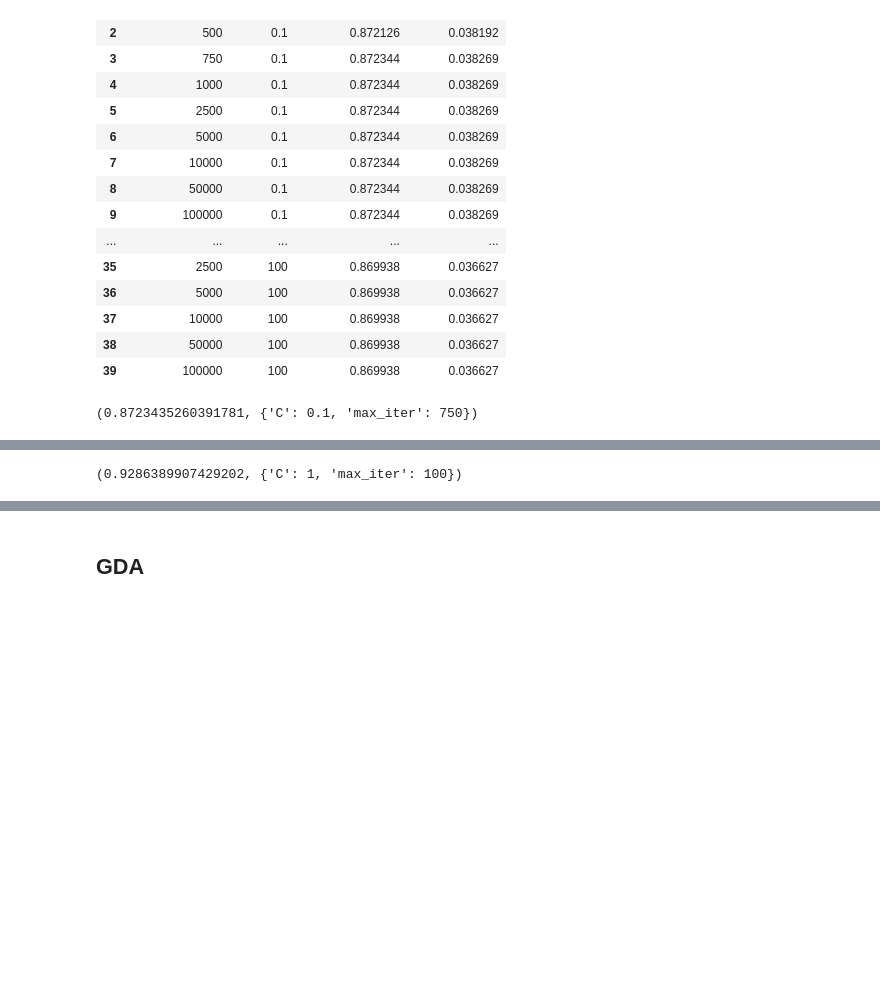
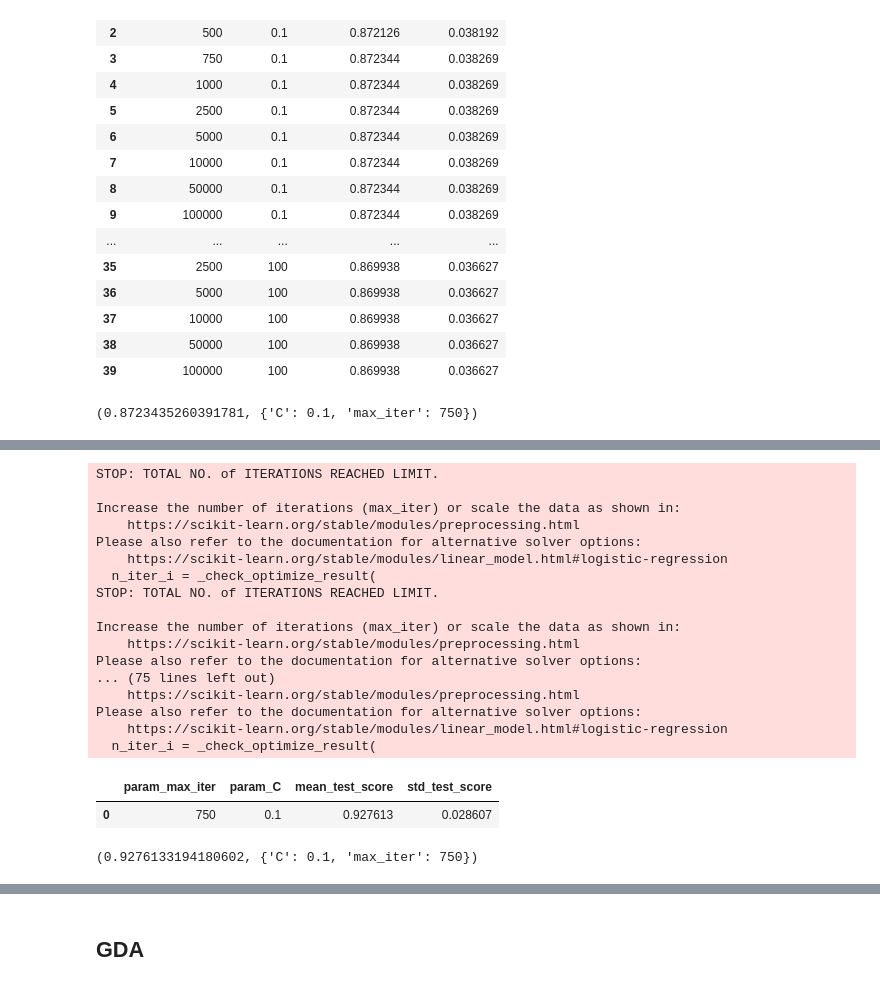
Before and after one commit to MichaelPlug/FDS_Project_HFD, a Jupyter notebook: Project_notebook.ipynb, the cells around one changed output, grey strips where cells are left out. Drawn from its saved outputs; the diff is of its cells as text; code cells hidden in the pictures; blank space fills up the shorter version.

```diff
--- a/Project_notebook.ipynb
+++ b/Project_notebook.ipynb
@@ -1362,4 +1307,46 @@ Please also refer to the documentation for alternative solver options:
-# %%
-clf.best_score_, clf.best_params_
-# %% [output]
-(0.9286389907429202, {'C': 1, 'max_iter': 100})
+# %%
+####grid search stuff
+from sklearn.model_selection import GridSearchCV
+
+Scores = {'roc_auc'}
+##[0.0001, 0.0003, 0.001, 0.003, 0.01, 0.03, 0.1, 0.3, 1.0]
+
+K=10
+repeats=5
+cv = RepeatedKFold(n_splits=K, n_repeats=repeats, random_state=0)
+clf = GridSearchCV(LogisticRegression(),{
+    'max_iter' : [750],
+    'C': [0.1],
+}, cv=cv,scoring='roc_auc')
+
+
+clf.fit(X_df_extraC, y_extraC)
+clf.cv_results_
+
+
+res = pd.DataFrame(clf.cv_results_)
+res[['param_max_iter','param_C','mean_test_score','std_test_score']]
+# %% [output]
+STOP: TOTAL NO. of ITERATIONS REACHED LIMIT.
+
+Increase the number of iterations (max_iter) or scale the data as shown in:
+    https://scikit-learn.org/stable/modules/preprocessing.html
+Please also refer to the documentation for alternative solver options:
+    https://scikit-learn.org/stable/modules/linear_model.html#logistic-regression
+  n_iter_i = _check_optimize_result(
+STOP: TOTAL NO. of ITERATIONS REACHED LIMIT.
+
+Increase the number of iterations (max_iter) or scale the data as shown in:
+    https://scikit-learn.org/stable/modules/preprocessing.html
+Please also refer to the documentation for alternative solver options:
+... (75 lines left out)
+    https://scikit-learn.org/stable/modules/preprocessing.html
+Please also refer to the documentation for alternative solver options:
+    https://scikit-learn.org/stable/modules/linear_model.html#logistic-regression
+  n_iter_i = _check_optimize_result(
+|  | param_max_iter | param_C | mean_test_score | std_test_score |
+| 0 | 750 | 0.1 | 0.927613 | 0.028607 |
+# %%
+clf.best_score_, clf.best_params_
+# %% [output]
+(0.9276133194180602, {'C': 0.1, 'max_iter': 750})
```
Also changed, not shown: parts of 25 cells of this notebook.
